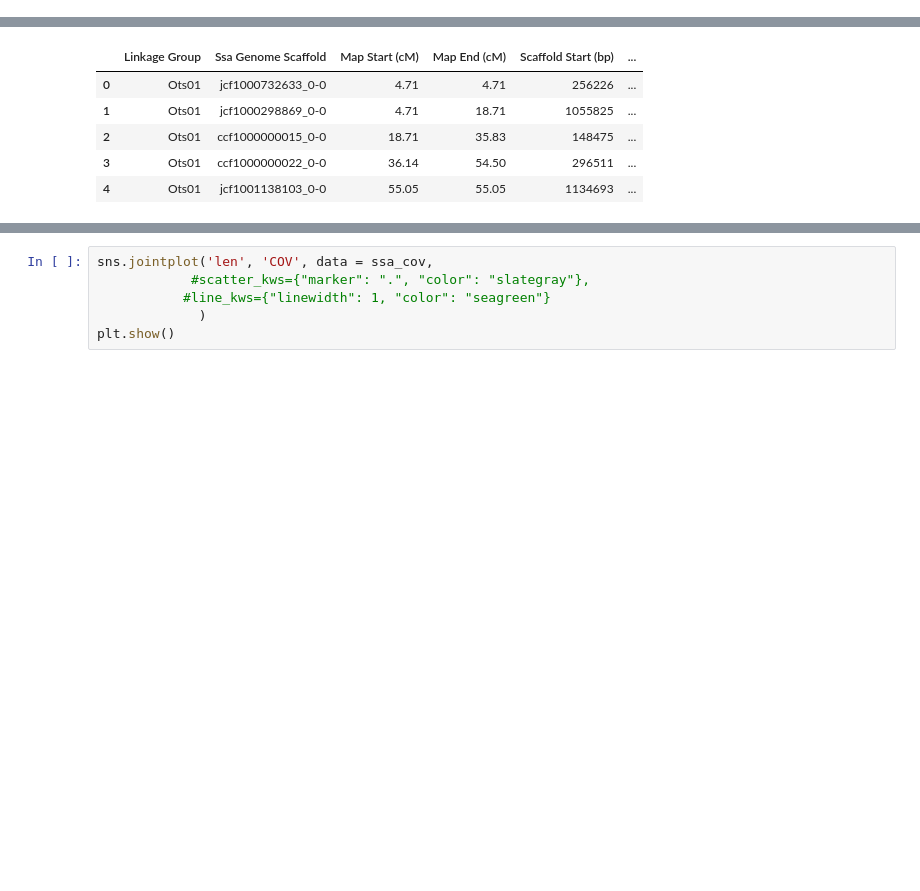
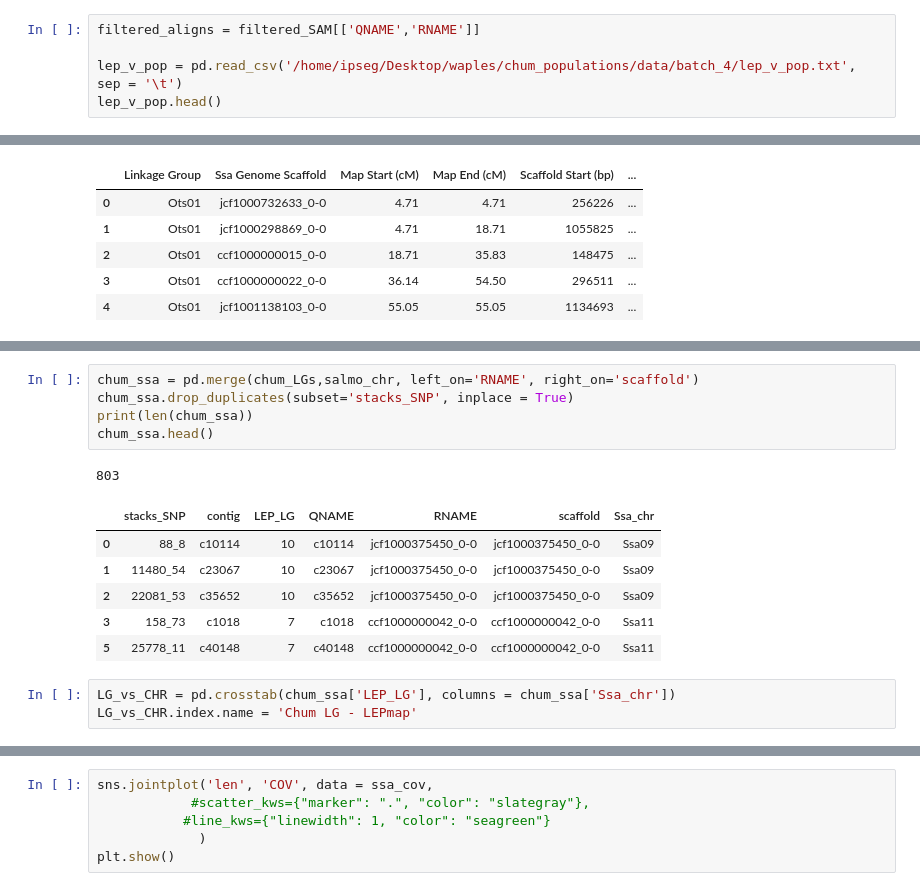
Before and after one commit to rwaples/chum_populations, a Jupyter notebook: align to salmo.ipynb, the cells around one changed output, grey strips where cells are left out. Saved outputs shown, nothing was run; the diff lists cells and outputs as text; blank space fills up the shorter version.

```diff
--- a/align to salmo.ipynb
+++ b/align to salmo.ipynb
@@ -163,0 +176,5 @@ plt.show()
+# %%
+filtered_aligns = filtered_SAM[['QNAME','RNAME']]
+
+lep_v_pop = pd.read_csv('/home/ipseg/Desktop/waples/chum_populations/data/batch_4/lep_v_pop.txt', sep = '\t')
+lep_v_pop.head()
@@ -182,0 +227,16 @@ ssa_cov = pd.merge(cov,salmo_chr)
+# %%
+chum_ssa = pd.merge(chum_LGs,salmo_chr, left_on='RNAME', right_on='scaffold')
+chum_ssa.drop_duplicates(subset='stacks_SNP', inplace = True)
+print(len(chum_ssa))
+chum_ssa.head()
+# %% [output]
+803
+|  | stacks_SNP | contig | LEP_LG | QNAME | RNAME | scaffold | Ssa_chr |
+| 0 | 88_8 | c10114 | 10 | c10114 | jcf1000375450_0-0 | jcf1000375450_0-0 | Ssa09 |
+| 1 | 11480_54 | c23067 | 10 | c23067 | jcf1000375450_0-0 | jcf1000375450_0-0 | Ssa09 |
+| 2 | 22081_53 | c35652 | 10 | c35652 | jcf1000375450_0-0 | jcf1000375450_0-0 | Ssa09 |
+| 3 | 158_73 | c1018 | 7 | c1018 | ccf1000000042_0-0 | ccf1000000042_0-0 | Ssa11 |
+| 5 | 25778_11 | c40148 | 7 | c40148 | ccf1000000042_0-0 | ccf1000000042_0-0 | Ssa11 |
+# %%
+LG_vs_CHR = pd.crosstab(chum_ssa['LEP_LG'], columns = chum_ssa['Ssa_chr'])
+LG_vs_CHR.index.name = 'Chum LG - LEPmap'
```
Also changed, not shown: parts of 12 cells of this notebook.
